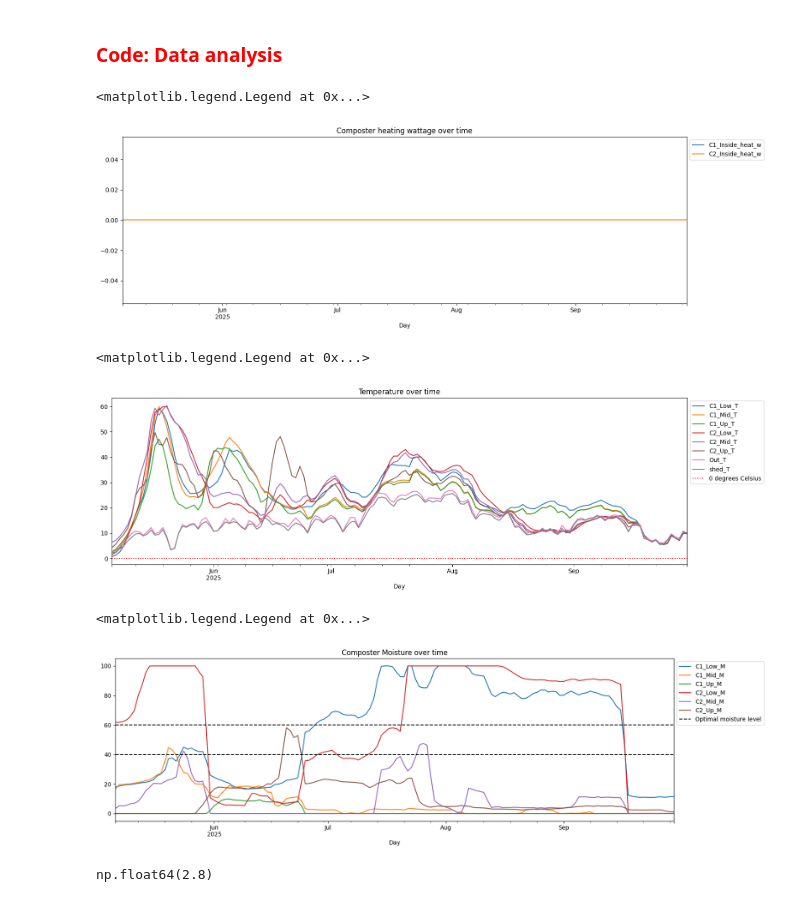
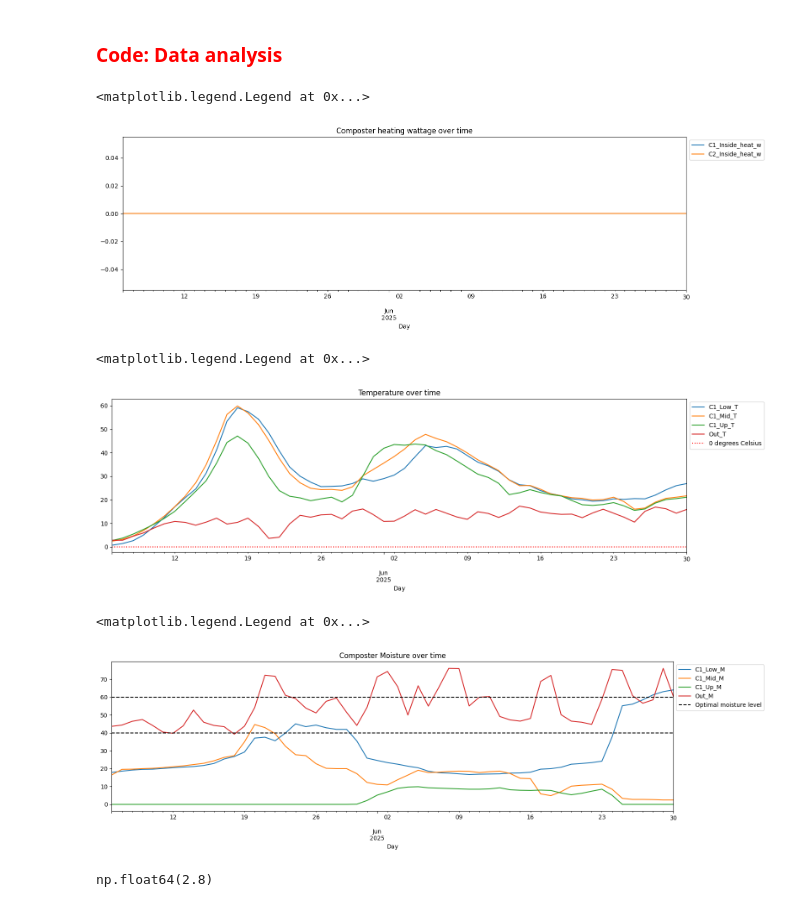
Before and after one commit to Compost-Coders/composting-coders, a Jupyter notebook: notebooks/jan_data_notebook/Data_Analytics_Notebook_template_empty.ipynb, the cells around one changed output. Drawn from its saved outputs; the diff is of its cells as text; code cells hidden in the pictures.

```diff
--- a/notebooks/jan_data_notebook/Data_Analytics_Notebook_template_empty.ipynb
+++ b/notebooks/jan_data_notebook/Data_Analytics_Notebook_template_empty.ipynb
@@ -71,7 +71,7 @@ df.columns = df.columns.str.replace('Moisture', 'M')
 df.columns = df.columns.str.replace('Heating', 'heat')
 df.columns = df.columns.str.replace(' ', '')
 # %%
-df = df[df['Day'] < '2025-10-01']
+df = df[df['Day'] < '2025-07-01']
 # %%
 df.columns
 # %% [output]
@@ -90,19 +90,19 @@ plt.tight_layout()
 plt.legend(loc='upper left', bbox_to_anchor=(1, 1))
 # %% [output]
 <matplotlib.legend.Legend at 0x...>
-[figure, old version]
+[figure, new version]
 # %%
-cols = [col for col in df.columns if col.startswith('') and col.endswith('T')]
+cols = [col for col in df.columns if col.startswith('C1') and col.endswith('T') or col.startswith('Out_T')]
 
 df.set_index('Day')[cols].plot(figsize=(14, 5), title='Temperature over time')
 plt.tight_layout()
 plt.axhline(y=0, color='r', linestyle=':', label='0 degrees Celsius')
 plt.legend(loc='upper left', bbox_to_anchor=(1, 1))
 # %% [output]
 <matplotlib.legend.Legend at 0x...>
-[figure, old version]
+[figure, new version]
 # %%
-cols = [col for col in df.columns if col.startswith('C') and col.endswith('M')]
+cols = [col for col in df.columns if col.startswith('C1') and col.endswith('M') or col.startswith('Out_M')]
 
 df.set_index('Day')[cols].plot(figsize=(14, 5), title='Composter Moisture over time')
 plt.tight_layout()
@@ -111,7 +111,7 @@ plt.axhline(y=60, color='black', linestyle='--')
 plt.legend(loc='upper left', bbox_to_anchor=(1, 1))
 # %% [output]
 <matplotlib.legend.Legend at 0x...>
-[figure, old version]
+[figure, new version]
 # %%
 df["Out_T"].min()
 # %% [output]
```
Also changed, not shown: parts of 3 cells of this notebook.
